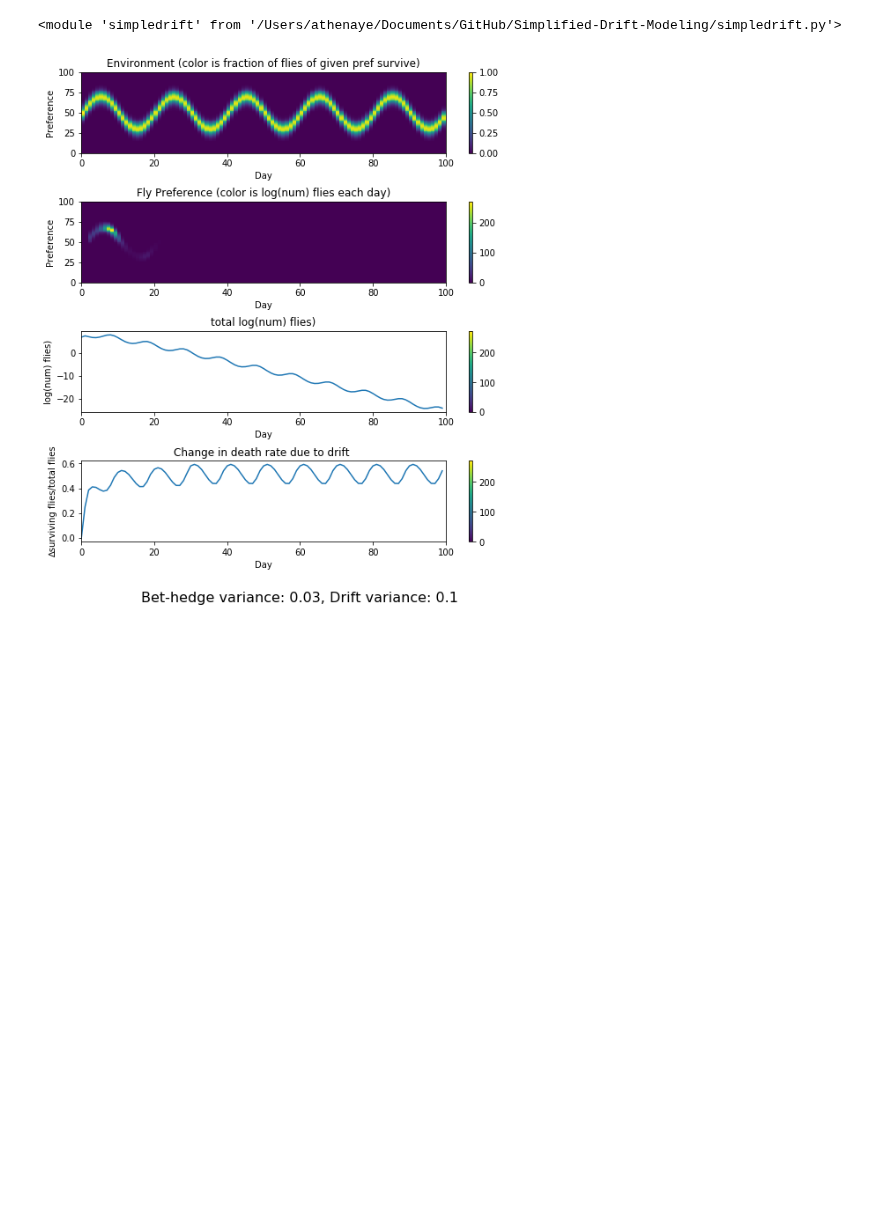
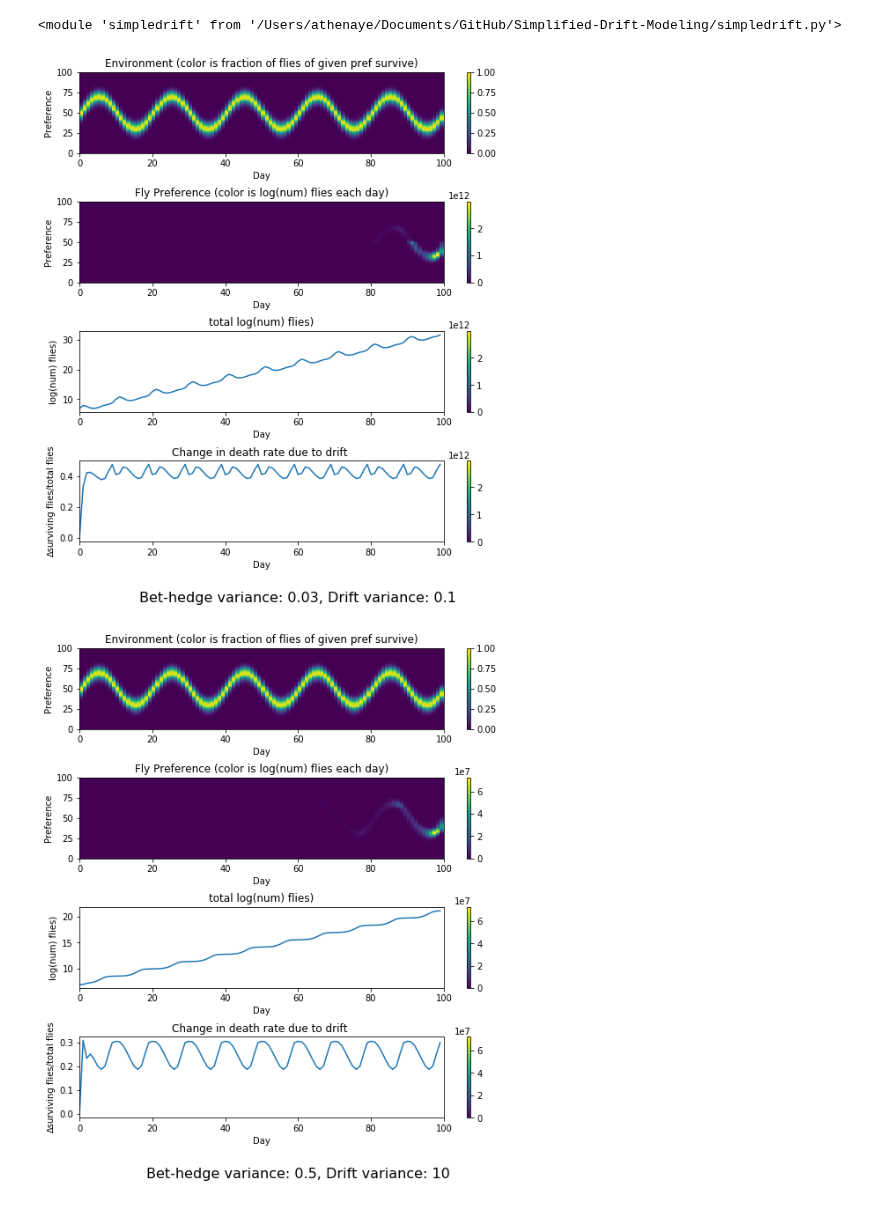
Before and after one commit to ryantmaloney/Simplified-Drift-Modeling, a Jupyter notebook: driftmodeling.ipynb, the cells around one changed output. Cells and saved outputs as stored; diff of their text form; code cells hidden in the pictures; blank space fills up the shorter version.

```diff
--- a/driftmodeling.ipynb
+++ b/driftmodeling.ipynb
@@ -7,22 +7,23 @@ imp.reload(sd)
 # %%
 import simpledrift as sd
 import imp
 imp.reload(sd)
 
 #driftmodeling(flynum, numberofbins, numberofdays, prefmean, prefvariance, envimean, envivariance, driftvariance, gain, per)
 flynum=1000
 numberofbins=100
 numberofdays=100
 prefmean=[0,0]
 prefvariance=[0.03,0.5]
 envimean=0
 envivariance=.1
 driftvariance=[.1,10]
 gain=.4
 per=20
 deathrate=1
-birthrate=0
+birthrate=1
 matureage=0
 sd.driftmodeling(flynum, numberofbins, numberofdays, prefmean, prefvariance, envimean, envivariance, driftvariance, gain, per,deathrate,birthrate,matureage)
 # %% [output]
-[figure, old version]
+[figure, new version]
+[figure, added]
```
